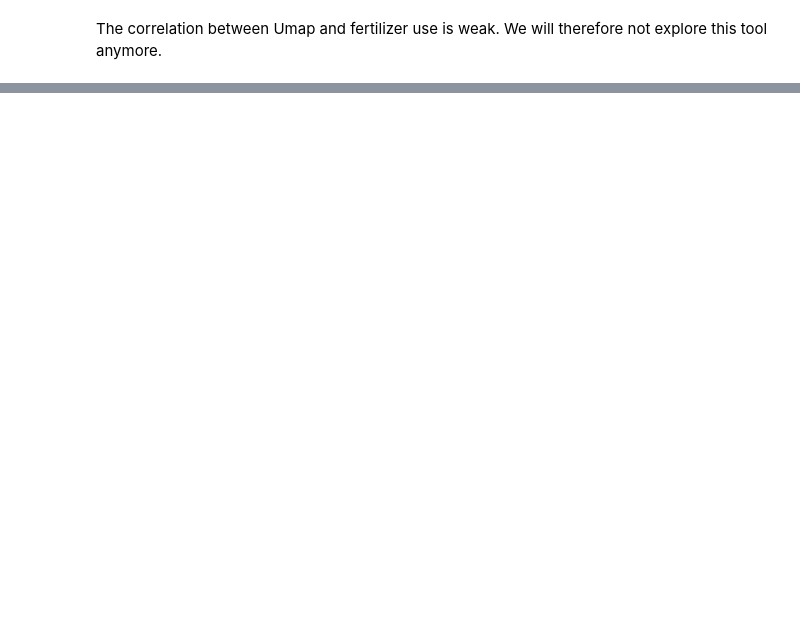
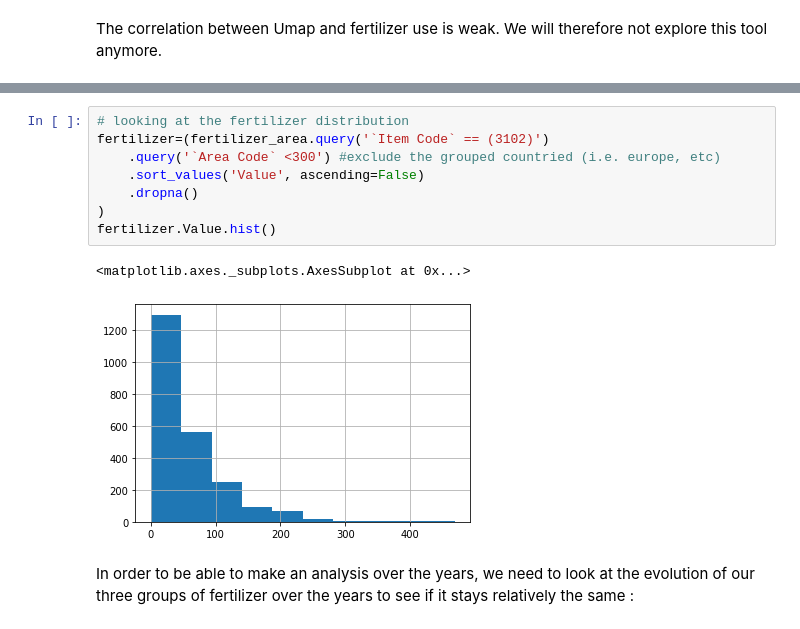
Before and after one commit to amara-slaymaker/ada_project-ada_nakamura, a Jupyter notebook: notebook_reorg.ipynb, the cells around one changed output, grey strips where cells are left out. Saved outputs shown, nothing was run; the diff lists cells and outputs as text; blank space fills up the shorter version.

```diff
--- a/notebook_reorg.ipynb
+++ b/notebook_reorg.ipynb
@@ -591,0 +629,13 @@ PCA
+# %%
+# looking at the fertilizer distribution
+fertilizer=(fertilizer_area.query('`Item Code` == (3102)')
+    .query('`Area Code` <300') #exclude the grouped countried (i.e. europe, etc)
+    .sort_values('Value', ascending=False)
+    .dropna()
+)
+fertilizer.Value.hist()
+# %% [output]
+<matplotlib.axes._subplots.AxesSubplot at 0x...>
+[figure, added]
+# %% [markdown]
+In order to be able to make an analysis over the years, we need to look at the evolution of our three groups of fertilizer over the years to see if it stays relatively the same :
```
Also changed, not shown: parts of 33 cells of this notebook, 1 other file.
